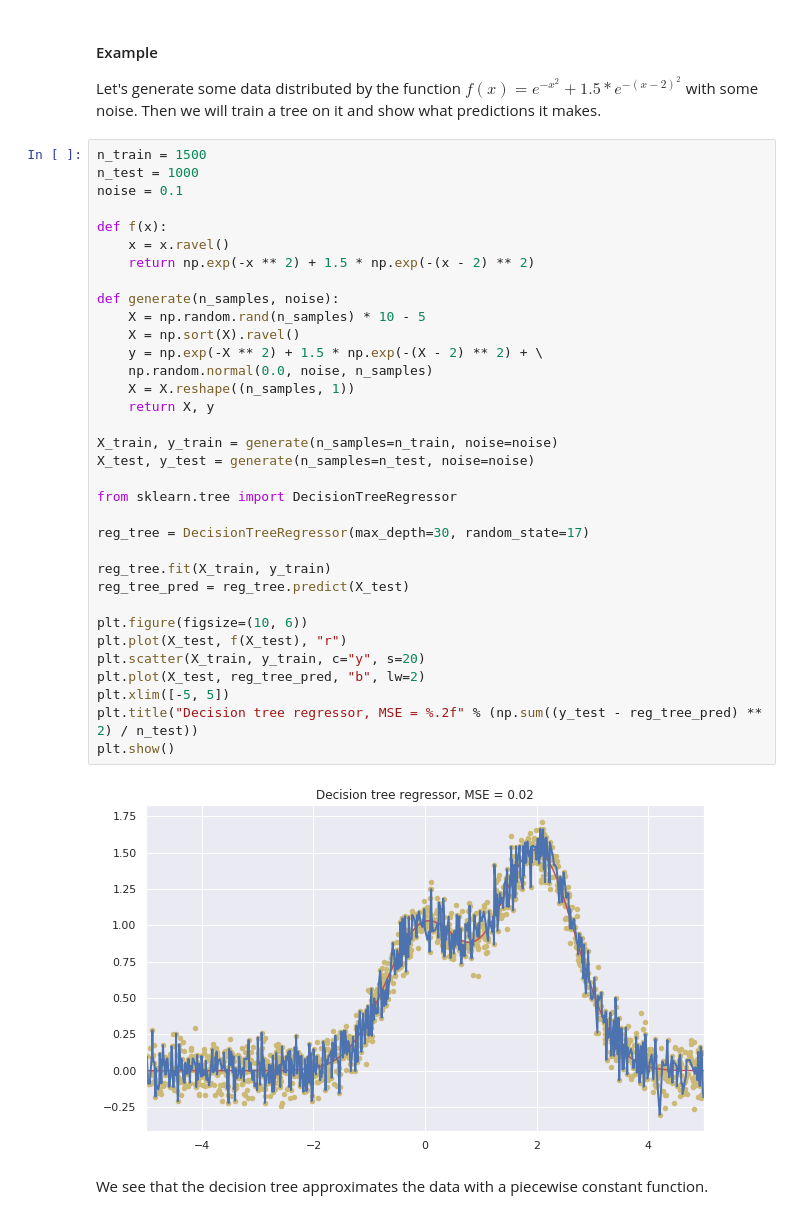
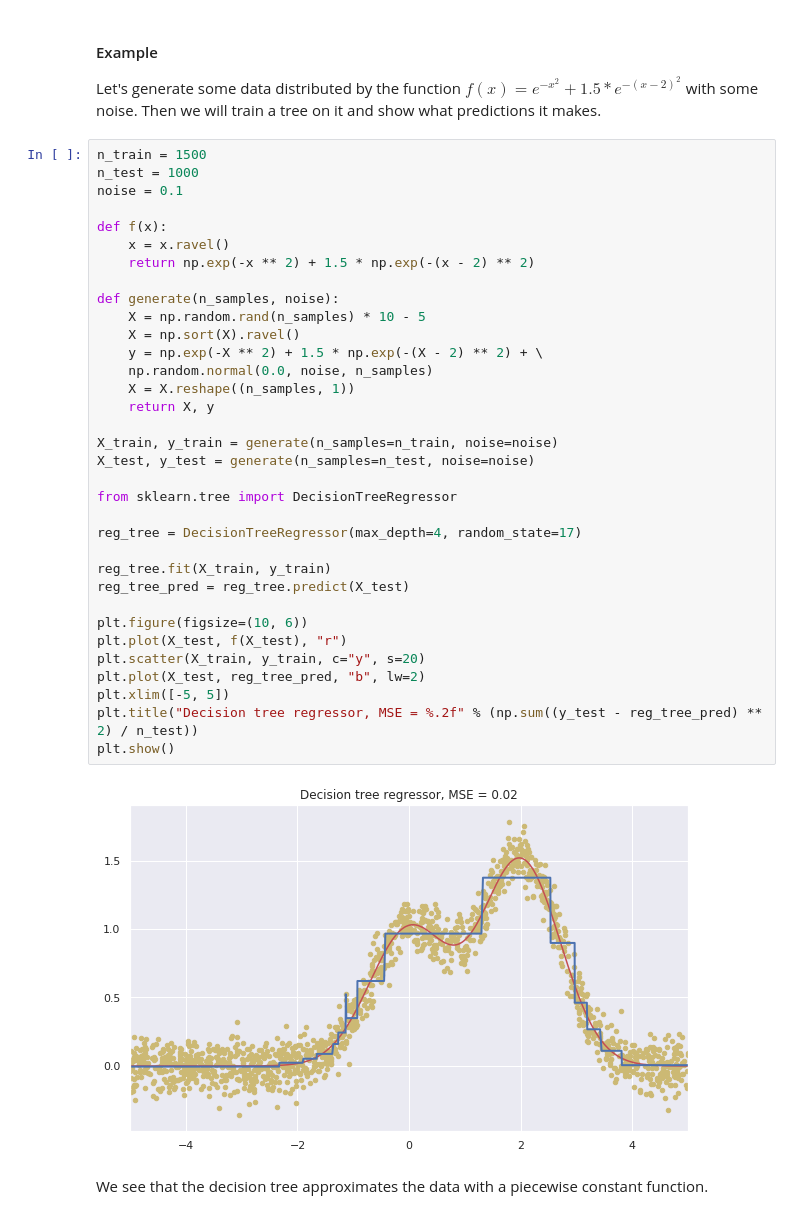
Before and after one commit to ulstu/ml, a Jupyter notebook: ml_course_en/lecture04. Decision trees. KNN. Logistic regression. Regularization/Lecture 04-01. decision_trees_kNN.ipynb, the cells around one changed output. Drawn from its saved outputs; the diff is of its cells as text.

```diff
--- a/ml_course_en/lecture04. Decision trees. KNN. Logistic regression. Regularization/Lecture 04-01. decision_trees_kNN.ipynb
+++ b/ml_course_en/lecture04. Decision trees. KNN. Logistic regression. Regularization/Lecture 04-01. decision_trees_kNN.ipynb
@@ -388,35 +389,35 @@ noise = 0.1
 
 def f(x):
     x = x.ravel()
     return np.exp(-x ** 2) + 1.5 * np.exp(-(x - 2) ** 2)
 
 def generate(n_samples, noise):
     X = np.random.rand(n_samples) * 10 - 5
     X = np.sort(X).ravel()
     y = np.exp(-X ** 2) + 1.5 * np.exp(-(X - 2) ** 2) + \
     np.random.normal(0.0, noise, n_samples)
     X = X.reshape((n_samples, 1))
     return X, y
 
 X_train, y_train = generate(n_samples=n_train, noise=noise)
 X_test, y_test = generate(n_samples=n_test, noise=noise)
 
 from sklearn.tree import DecisionTreeRegressor
 
-reg_tree = DecisionTreeRegressor(max_depth=30, random_state=17)
+reg_tree = DecisionTreeRegressor(max_depth=4, random_state=17)
 
 reg_tree.fit(X_train, y_train)
 reg_tree_pred = reg_tree.predict(X_test)
 
 plt.figure(figsize=(10, 6))
 plt.plot(X_test, f(X_test), "r")
 plt.scatter(X_train, y_train, c="y", s=20)
 plt.plot(X_test, reg_tree_pred, "b", lw=2)
 plt.xlim([-5, 5])
 plt.title("Decision tree regressor, MSE = %.2f" % (np.sum((y_test - reg_tree_pred) ** 2) / n_test))
 plt.show()
 # %% [output]
-[figure, old version]
+[figure, new version]
 # %% [markdown]
 We see that the decision tree approximates the data with a piecewise constant function.
 # %% [markdown]
```
Also changed, not shown: parts of 4 cells of this notebook, 5 other files.
